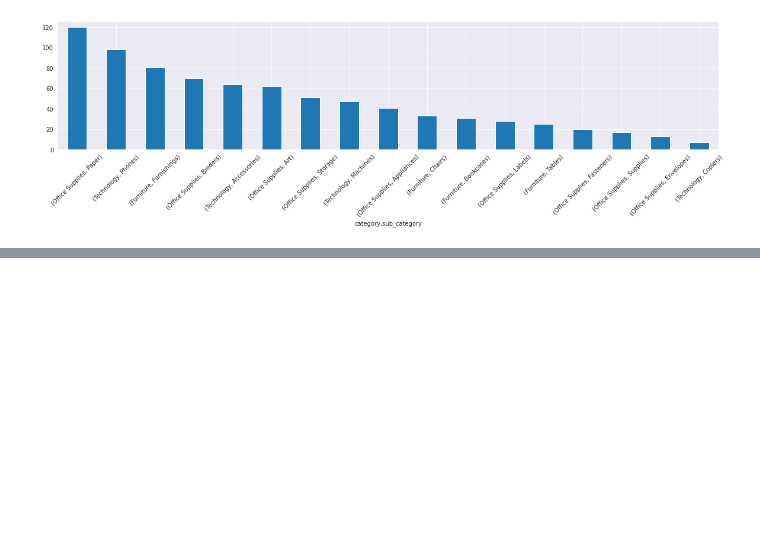
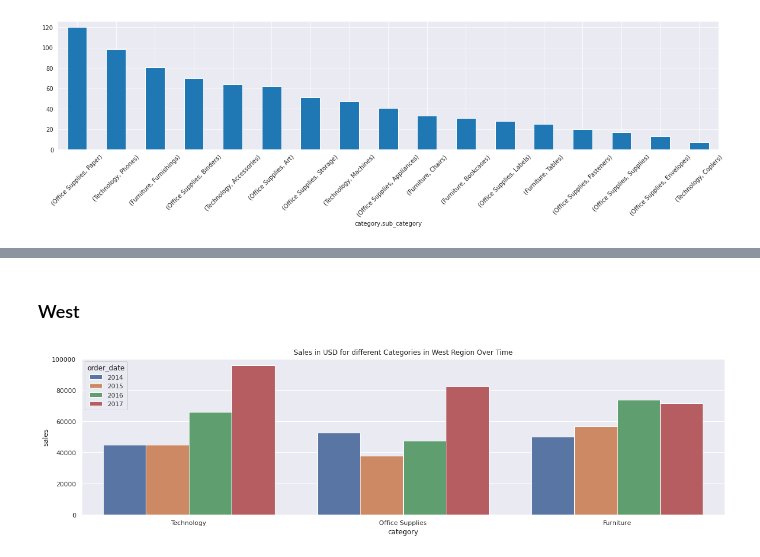
Before and after one commit to afathelbab/office_supplies, a Jupyter notebook: office_supplies_project_v0.ipynb, the cells around one changed output, grey strips where cells are left out. Saved outputs shown, nothing was run; the diff lists cells and outputs as text; code cells hidden in the pictures; blank space fills up the shorter version.

```diff
--- a/office_supplies_project_v0.ipynb
+++ b/office_supplies_project_v0.ipynb
@@ -403,0 +419,9 @@ no_sales_south.groupby(['category','sub_category'])['product_name'].count().sort
+# %% [markdown]
+### West
+# %%
+sns.set(rc={'figure.figsize':(20,5)})
+years = df['order_date'].dt.year
+sns.barplot(x='category', y='sales', data=df_west, hue=years, estimator = sum, ci=0)\
+.set(title='Sales in USD for different Categories in West Region Over Time');
+# %% [output]
+[figure, added]
```
Also changed, not shown: parts of 22 cells of this notebook.
